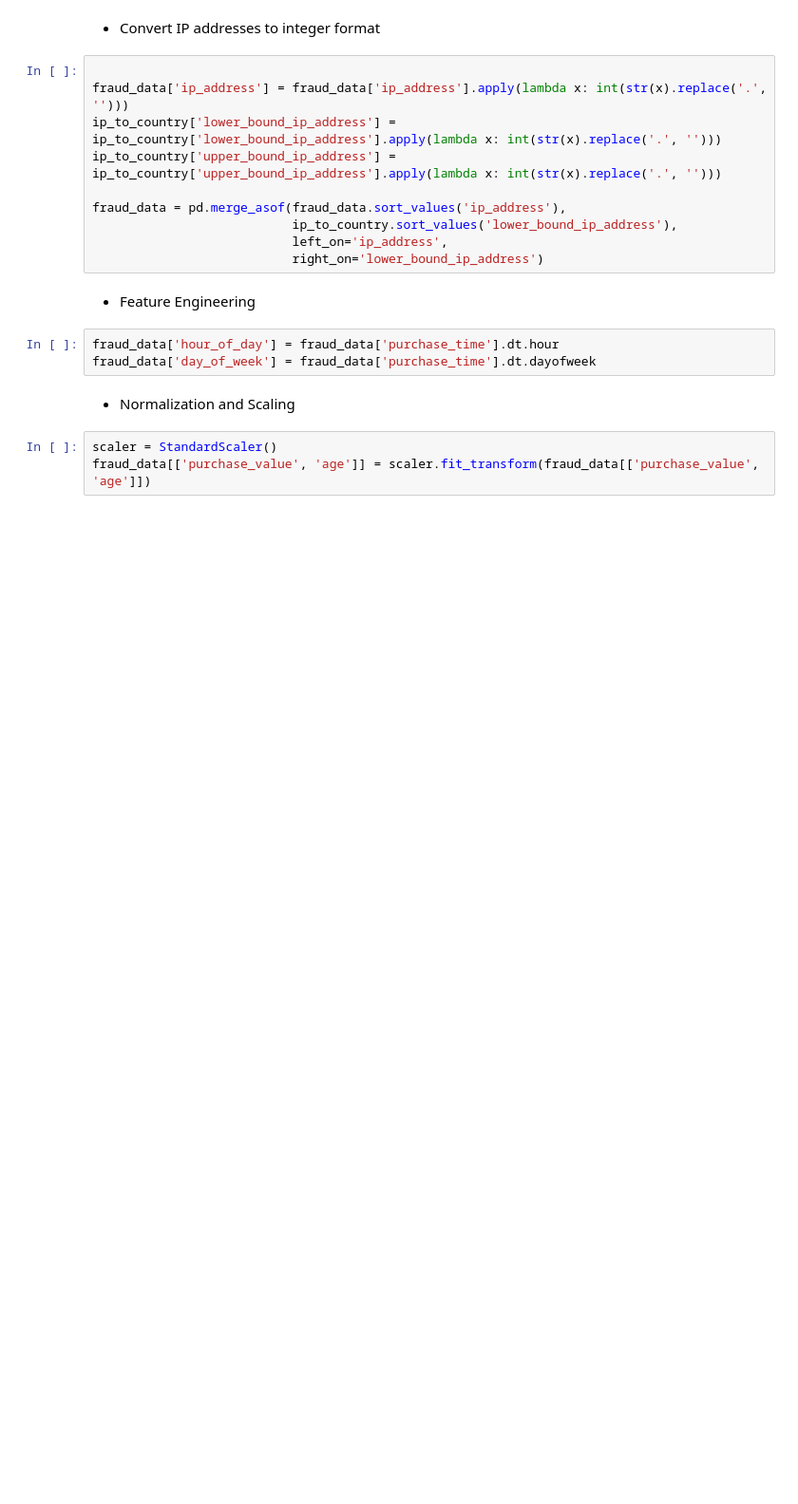
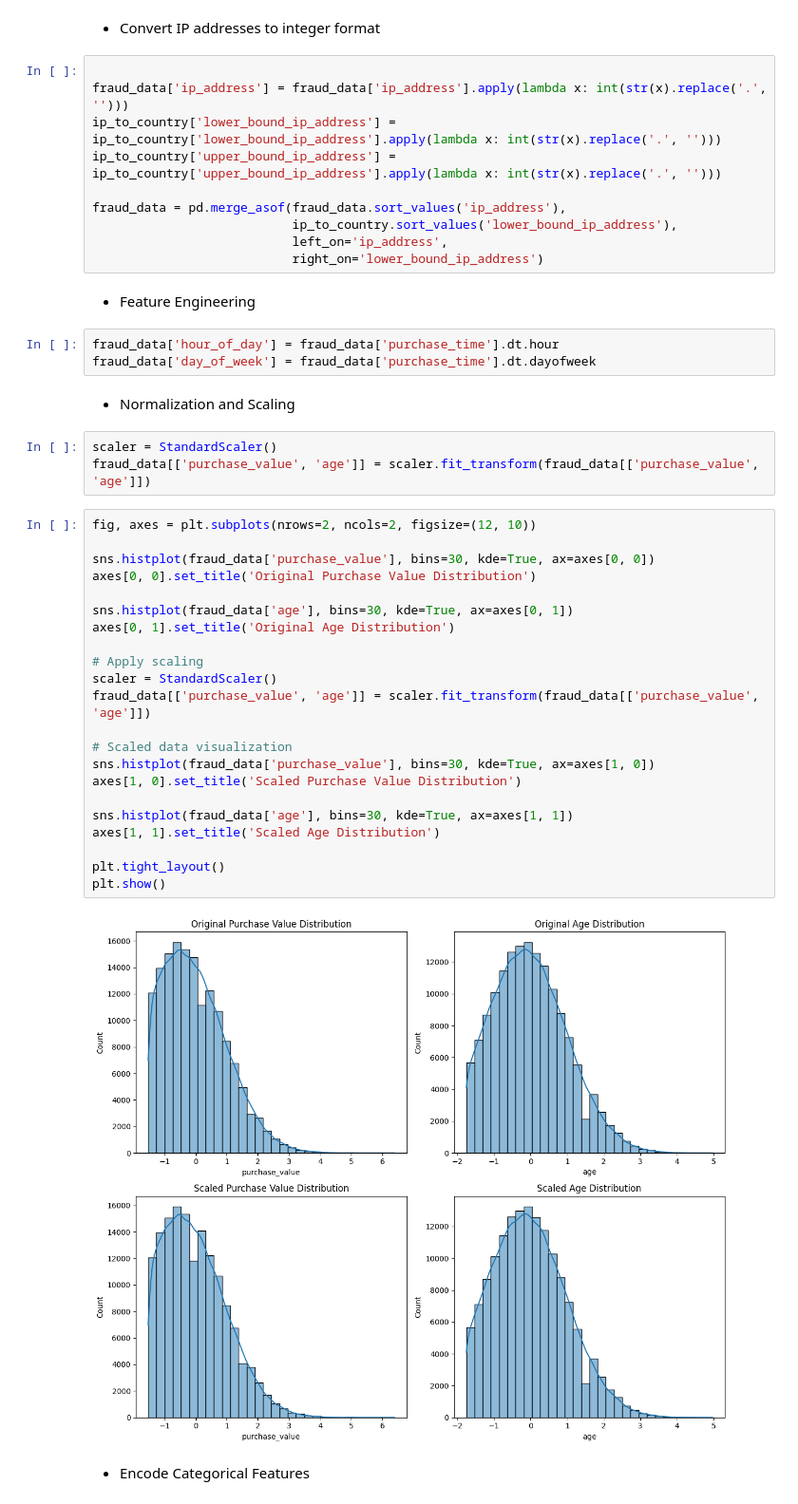
Before and after one commit to teddyhabtamu/Kifiya-AIM-Week-8, a Jupyter notebook: notebooks/Analysis_and_Preprocessing.ipynb, the cells around one changed output. Shown at 95% size. Cells and saved outputs as stored; diff of their text form; blank space fills up the shorter version.

Commit message:
add some visualization

```diff
--- a/notebooks/Analysis_and_Preprocessing.ipynb
+++ b/notebooks/Analysis_and_Preprocessing.ipynb
@@ -166,3 +166,29 @@ fraud_data['day_of_week'] = fraud_data['purchase_time'].dt.dayofweek
 # %%
 scaler = StandardScaler()
 fraud_data[['purchase_value', 'age']] = scaler.fit_transform(fraud_data[['purchase_value', 'age']])
+# %%
+fig, axes = plt.subplots(nrows=2, ncols=2, figsize=(12, 10))
+
+sns.histplot(fraud_data['purchase_value'], bins=30, kde=True, ax=axes[0, 0])
+axes[0, 0].set_title('Original Purchase Value Distribution')
+
+sns.histplot(fraud_data['age'], bins=30, kde=True, ax=axes[0, 1])
+axes[0, 1].set_title('Original Age Distribution')
+
+# Apply scaling
+scaler = StandardScaler()
+fraud_data[['purchase_value', 'age']] = scaler.fit_transform(fraud_data[['purchase_value', 'age']])
+
+# Scaled data visualization
+sns.histplot(fraud_data['purchase_value'], bins=30, kde=True, ax=axes[1, 0])
+axes[1, 0].set_title('Scaled Purchase Value Distribution')
+
+sns.histplot(fraud_data['age'], bins=30, kde=True, ax=axes[1, 1])
+axes[1, 1].set_title('Scaled Age Distribution')
+
+plt.tight_layout()
+plt.show()
+# %% [output]
+[figure, added]
+# %% [markdown]
+* Encode Categorical Features
```
Also changed, not shown: parts of 3 cells of this notebook.
